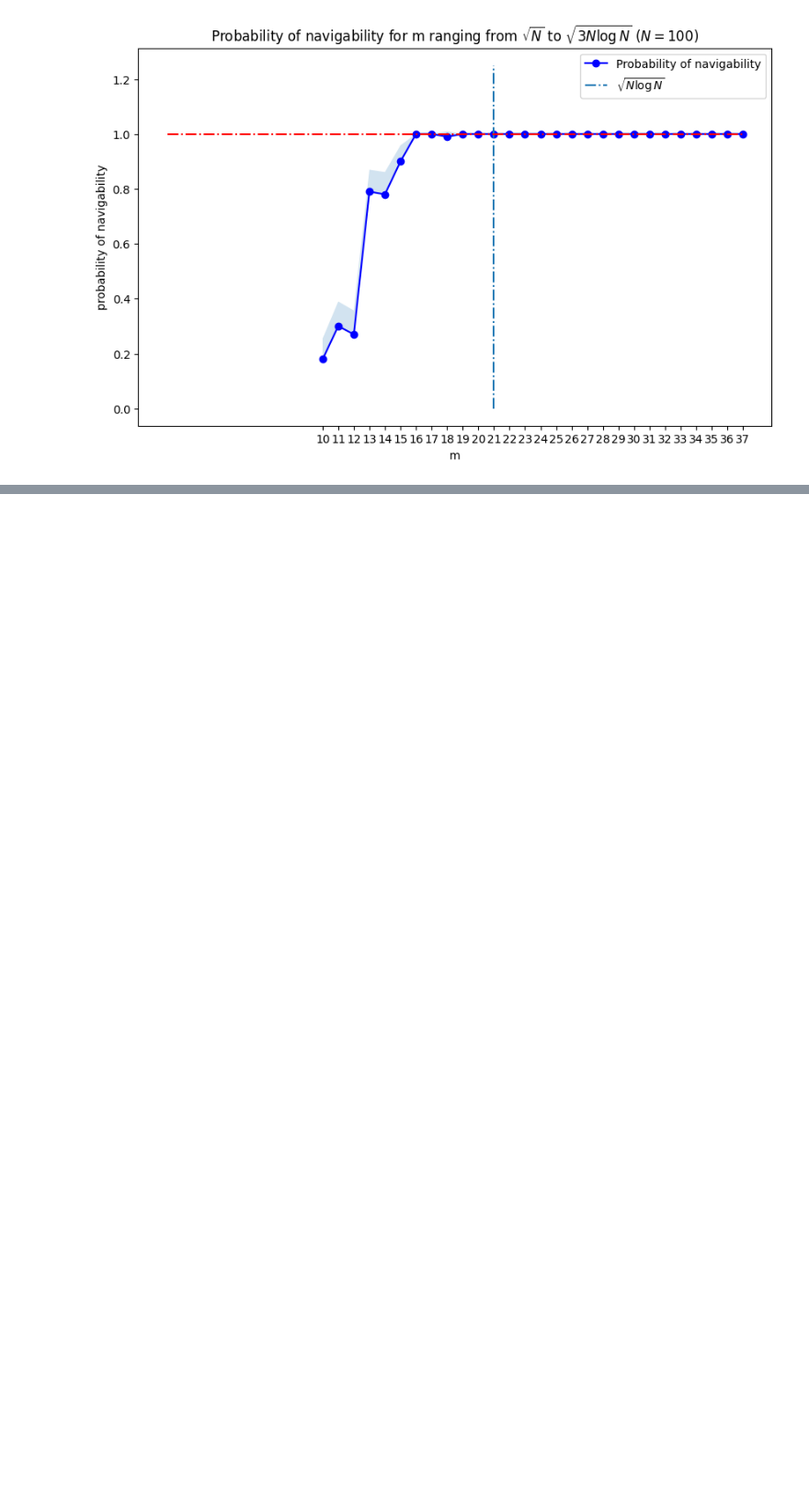
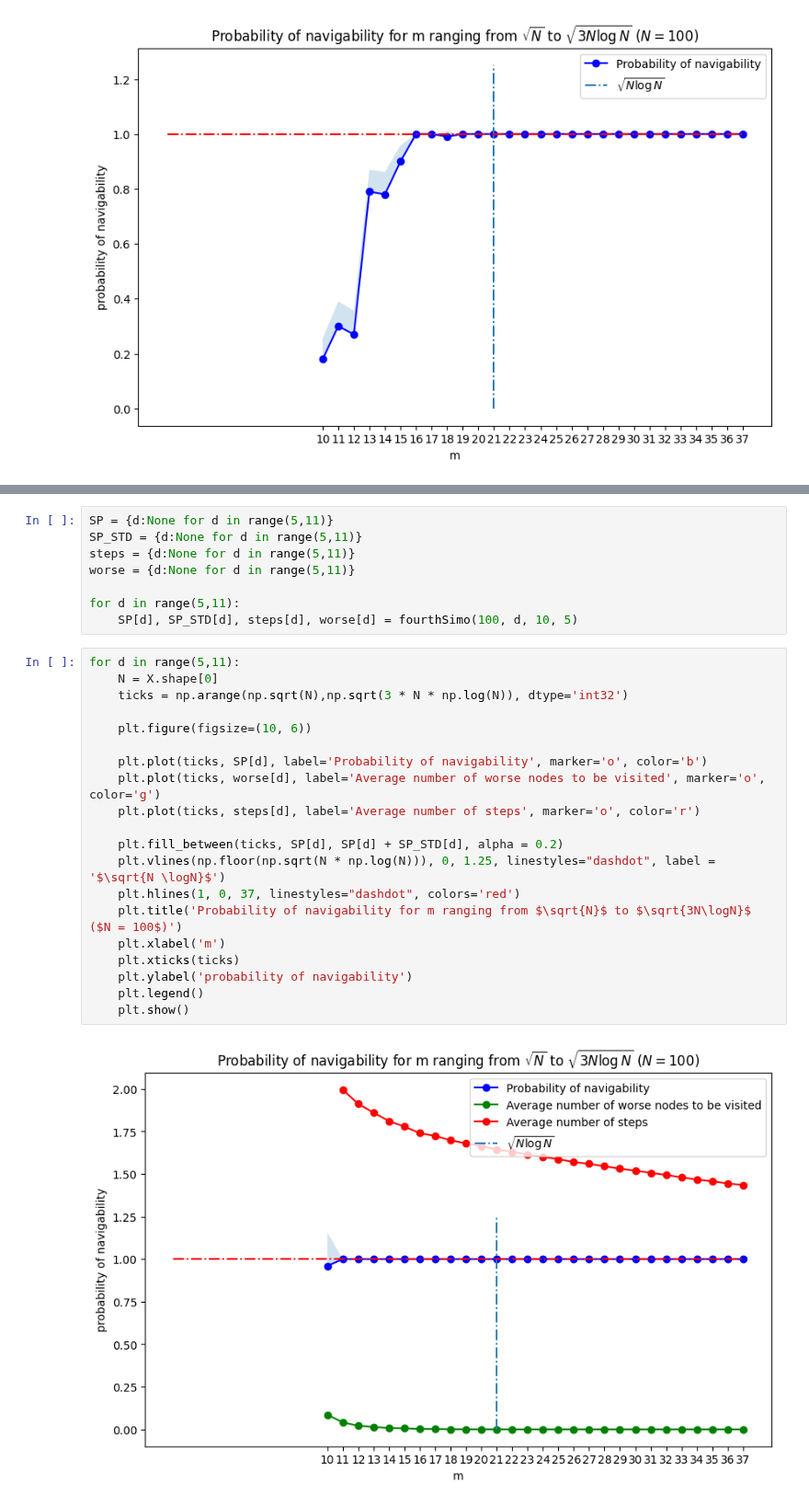
Before and after one commit to LeoDiNino97/SocialNetworks-OnlineMarkets, a Jupyter notebook: Social Networks/Final Project/primer_.ipynb, the cells around one changed output, grey strips where cells are left out. Shown at 92% size. Cells and saved outputs as stored; diff of their text form; blank space fills up the shorter version.

```diff
--- a/Social Networks/Final Project/primer_.ipynb
+++ b/Social Networks/Final Project/primer_.ipynb
@@ -585,0 +923,30 @@ plt.show()
+# %%
+SP = {d:None for d in range(5,11)}
+SP_STD = {d:None for d in range(5,11)}
+steps = {d:None for d in range(5,11)}
+worse = {d:None for d in range(5,11)}
+
+for d in range(5,11):
+    SP[d], SP_STD[d], steps[d], worse[d] = fourthSimo(100, d, 10, 5)
+# %%
+for d in range(5,11):
+    N = X.shape[0]
+    ticks = np.arange(np.sqrt(N),np.sqrt(3 * N * np.log(N)), dtype='int32')
+
+    plt.figure(figsize=(10, 6))
+
+    plt.plot(ticks, SP[d], label='Probability of navigability', marker='o', color='b')
+    plt.plot(ticks, worse[d], label='Average number of worse nodes to be visited', marker='o', color='g')
+    plt.plot(ticks, steps[d], label='Average number of steps', marker='o', color='r')
+
+    plt.fill_between(ticks, SP[d], SP[d] + SP_STD[d], alpha = 0.2)
+    plt.vlines(np.floor(np.sqrt(N * np.log(N))), 0, 1.25, linestyles="dashdot", label = '$\sqrt{N \logN}$')
+    plt.hlines(1, 0, 37, linestyles="dashdot", colors='red')
+    plt.title('Probability of navigability for m ranging from $\sqrt{N}$ to $\sqrt{3N\logN}$ ($N = 100$)')
+    plt.xlabel('m')
+    plt.xticks(ticks)
+    plt.ylabel('probability of navigability')
+    plt.legend()
+    plt.show()
+# %% [output]
+[figure, added]
```
Also changed, not shown: parts of 20 cells of this notebook.
